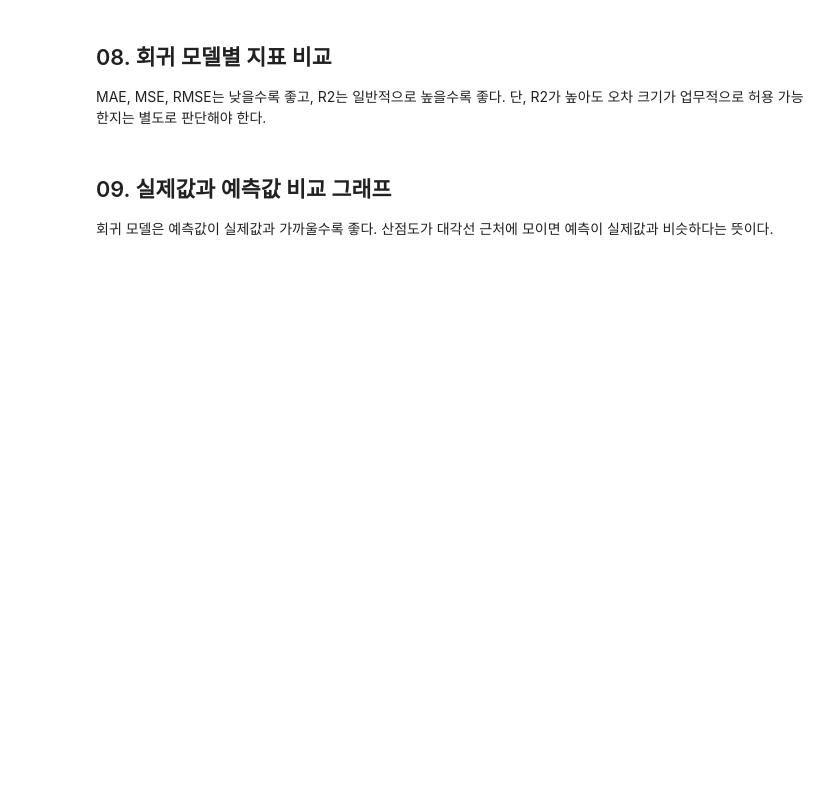
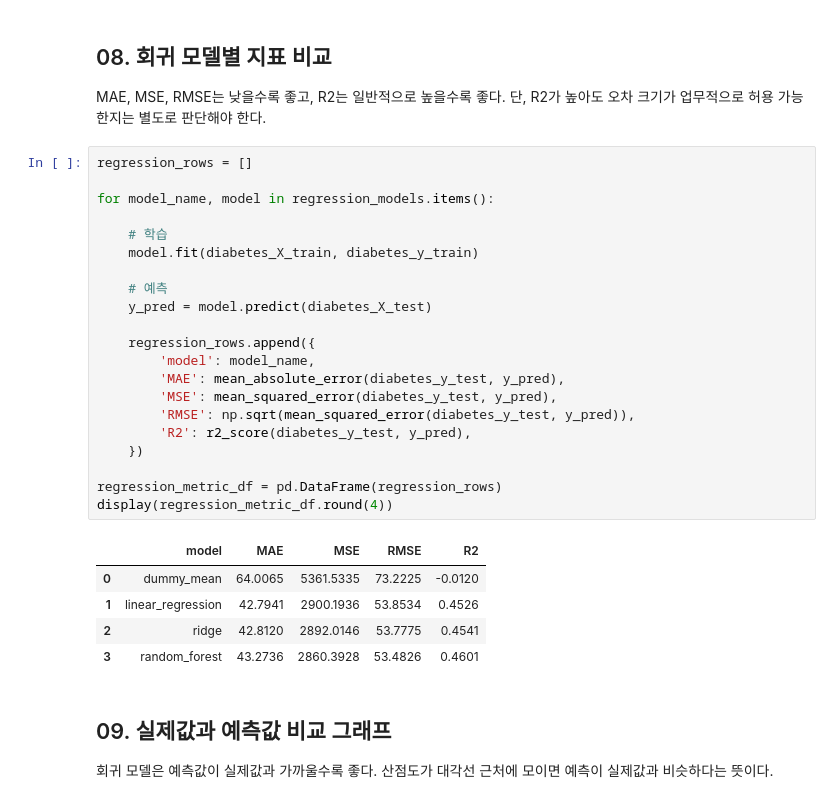
Before and after one commit to HYonthePark-retrospect/06_machine_learning, a Jupyter notebook: 09_evaluation_metrics/02_regression_evaluation_metrics.ipynb, the cells around one changed output. Cells and saved outputs as stored; diff of their text form; blank space fills up the shorter version.

```diff
--- a/09_evaluation_metrics/02_regression_evaluation_metrics.ipynb
+++ b/09_evaluation_metrics/02_regression_evaluation_metrics.ipynb
@@ -140,6 +247,33 @@ print('test:', diabetes_X_test.shape, diabetes_y_test.shape)
 
 MAE, MSE, RMSE는 낮을수록 좋고, R2는 일반적으로 높을수록 좋다.
 단, R2가 높아도 오차 크기가 업무적으로 허용 가능한지는 별도로 판단해야 한다.
+# %%
+regression_rows = []
+
+for model_name, model in regression_models.items():
+
+    # 학습
+    model.fit(diabetes_X_train, diabetes_y_train)
+
+    # 예측
+    y_pred = model.predict(diabetes_X_test)
+
+    regression_rows.append({
+        'model': model_name,
+        'MAE': mean_absolute_error(diabetes_y_test, y_pred),
+        'MSE': mean_squared_error(diabetes_y_test, y_pred),
+        'RMSE': np.sqrt(mean_squared_error(diabetes_y_test, y_pred)),
+        'R2': r2_score(diabetes_y_test, y_pred),
+    })
+
+regression_metric_df = pd.DataFrame(regression_rows)
+display(regression_metric_df.round(4))
+# %% [output]
+|  | model | MAE | MSE | RMSE | R2 |
+| 0 | dummy_mean | 64.0065 | 5361.5335 | 73.2225 | -0.0120 |
+| 1 | linear_regression | 42.7941 | 2900.1936 | 53.8534 | 0.4526 |
+| 2 | ridge | 42.8120 | 2892.0146 | 53.7775 | 0.4541 |
+| 3 | random_forest | 43.2736 | 2860.3928 | 53.4826 | 0.4601 |
 # %% [markdown]
 ## 09. 실제값과 예측값 비교 그래프
 
```
Also changed, not shown: parts of 9 cells of this notebook, 6 other files.
